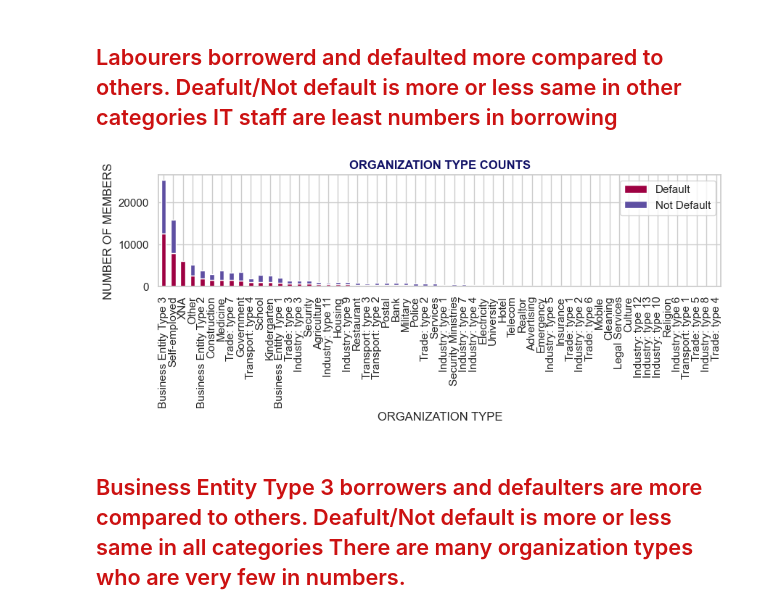
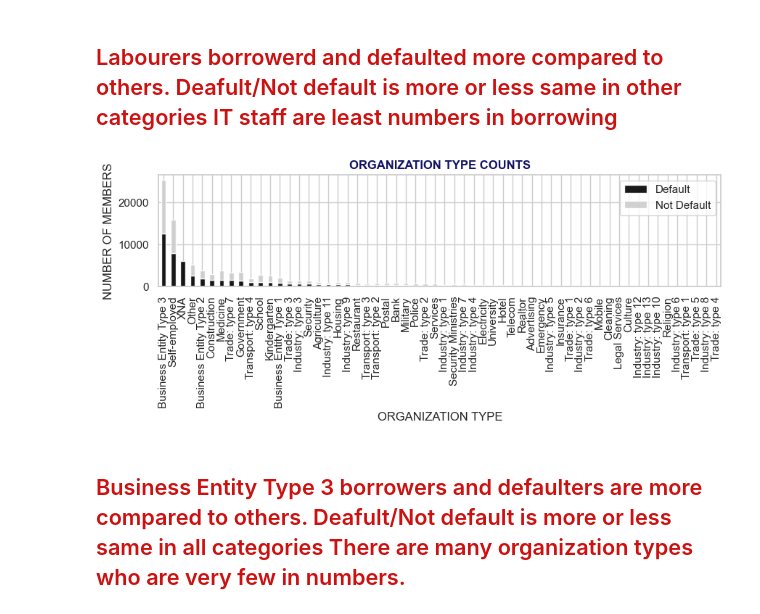
Before and after one commit to DayakarMalgari/House-Loan-Data-Neural-Network-Classification, a Jupyter notebook: House_Loan_Data_Analysis_sub.ipynb, the cells around one changed output. Drawn from its saved outputs; the diff is of its cells as text; code cells hidden in the pictures.

```diff
--- a/House_Loan_Data_Analysis_sub.ipynb
+++ b/House_Loan_Data_Analysis_sub.ipynb
@@ -535,17 +527,17 @@ printmd('Labourers borrowerd and defaulted more compared to others. \
 # %%
 ##############################################################################################################
 # # Exploratory data analysis - 'ORGANIZATION_TYPE' by 'TARGET'
 ##############################################################################################################
 sns.set(style='whitegrid', palette='muted', font_scale=1.0)
 loandata_tmp = loandata.groupby(['ORGANIZATION_TYPE','TARGET']).size().unstack().fillna(0)
-loandata_tmp.sort_values(by='Default',ascending=False).plot.bar(figsize=(10,2),stacked=True,colormap='Spectral')
+loandata_tmp.sort_values(by='Default',ascending=False).plot.bar(figsize=(10,2),stacked=True,colormap='nipy_spectral',alpha=.9)
 plt.title('ORGANIZATION TYPE COUNTS',color='#111166',fontweight='bold')
 plt.xlabel('ORGANIZATION TYPE')
 plt.ylabel('NUMBER OF MEMBERS' )
 plt.legend(loc='best')
 plt.show()
 # %% [output]
-[figure, old version]
+[figure, new version]
 # %%
 printmd('Business Entity Type 3 borrowers and defaulters are more compared to others. \
          Deafult/Not default is more or less same in all categories \
```
Also changed, not shown: parts of 7 cells of this notebook.
